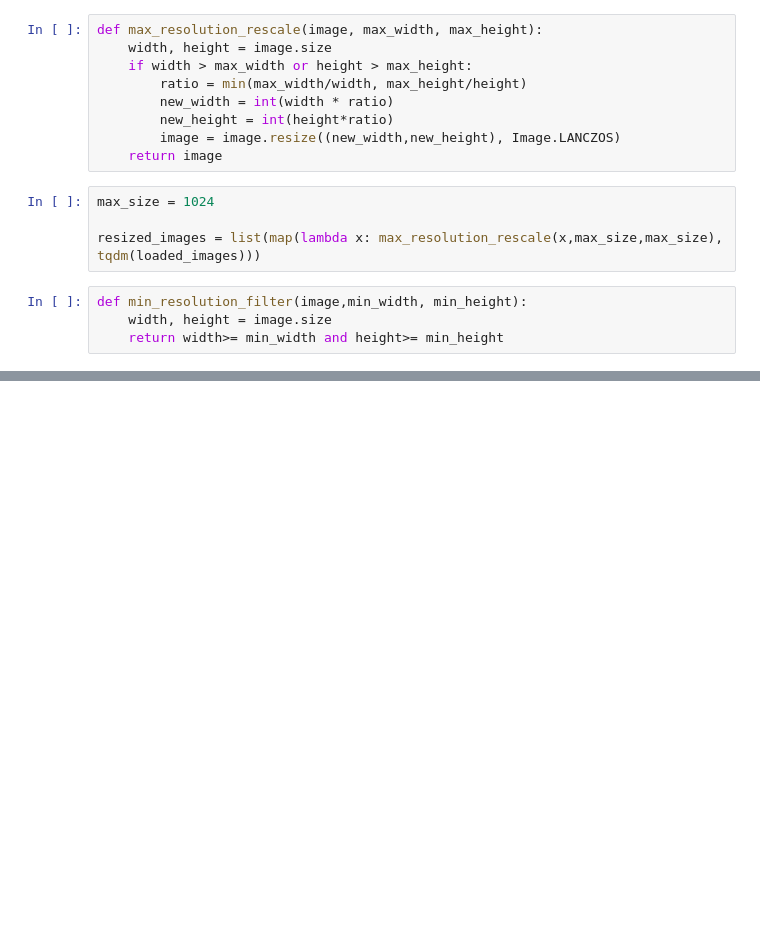
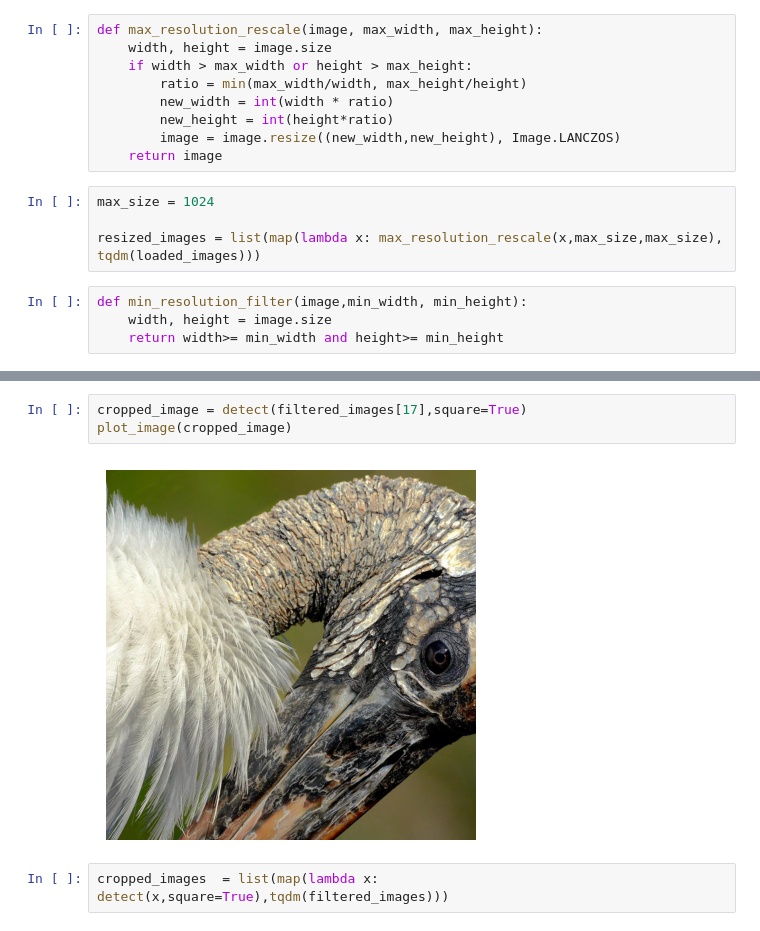
Before and after one commit to Minazor/image-classifier, a Jupyter notebook: preprocess.ipynb, the cells around one changed output, grey strips where cells are left out. Saved outputs shown, nothing was run; the diff lists cells and outputs as text; blank space fills up the shorter version.

```diff
--- a/preprocess.ipynb
+++ b/preprocess.ipynb
@@ -56,0 +91,7 @@ filter_images = list(filter(lambda x: max_resolution_rescale(x,min_size,min_size
+# %%
+cropped_image = detect(filtered_images[17],square=True)
+plot_image(cropped_image)
+# %% [output]
+[figure, added]
+# %%
+cropped_images  = list(map(lambda x: detect(x,square=True),tqdm(filtered_images)))
```
Also changed, not shown: parts of 12 cells of this notebook, 1 other file.
